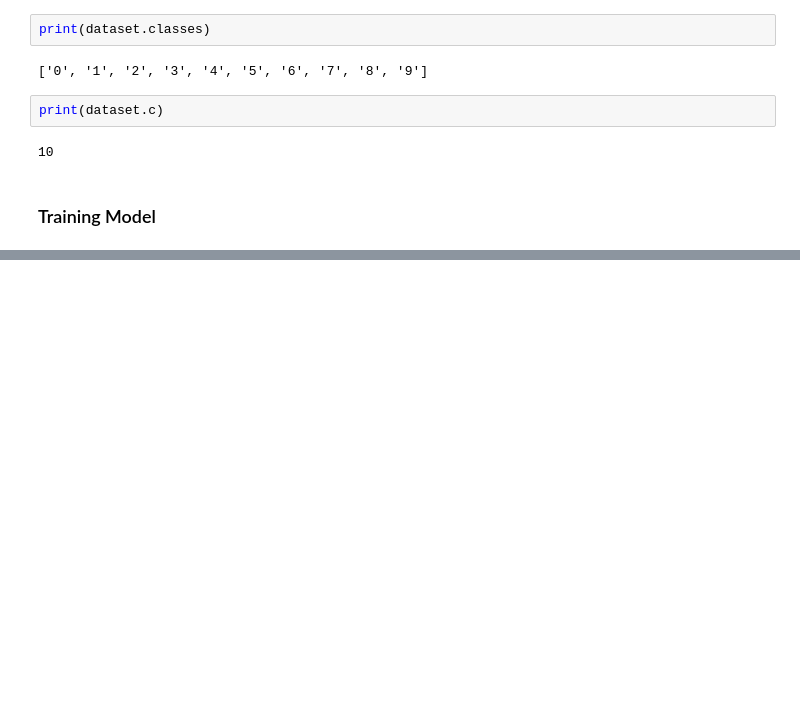
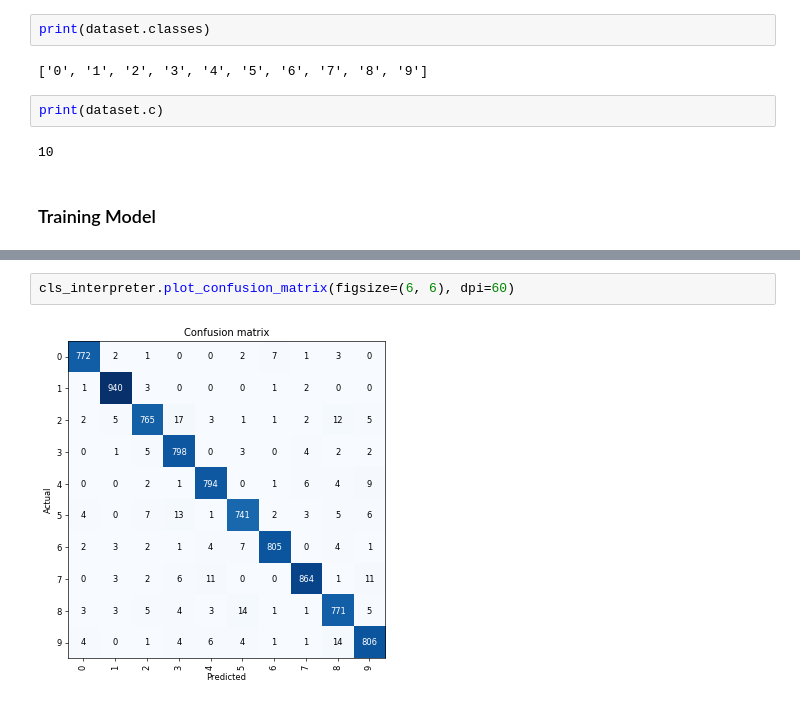
Before and after one commit to mdalvi/fast-ai-lessons, a Jupyter notebook: course-v3/nbs/dl1/lesson1_exercise.ipynb, the cells around one changed output, grey strips where cells are left out. Drawn from its saved outputs; the diff is of its cells as text; blank space fills up the shorter version.

```diff
--- a/course-v3/nbs/dl1/lesson1_exercise.ipynb
+++ b/course-v3/nbs/dl1/lesson1_exercise.ipynb
@@ -148,0 +163,4 @@ KeyboardInterrupt:
+# %%
+cls_interpreter.plot_confusion_matrix(figsize=(6, 6), dpi=60)
+# %% [output]
+[figure, added]
```
Also changed, not shown: parts of 29 cells of this notebook, 4 other files.
